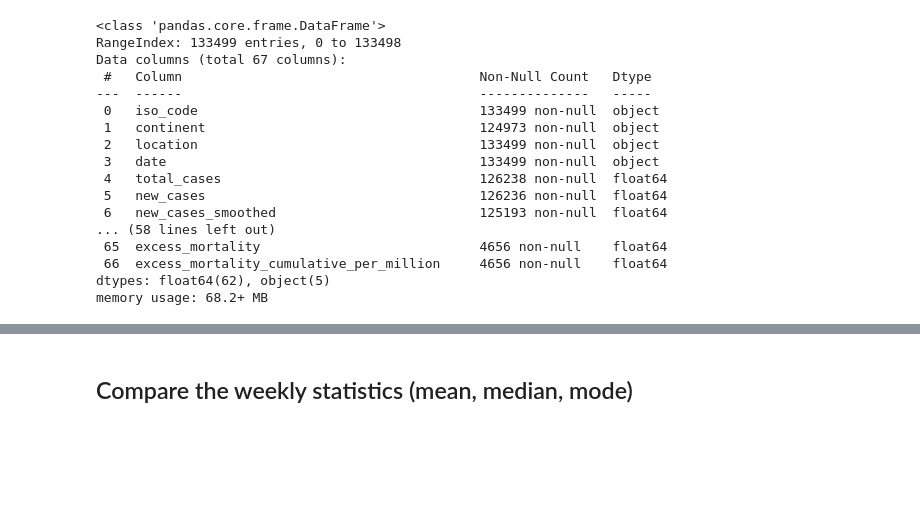
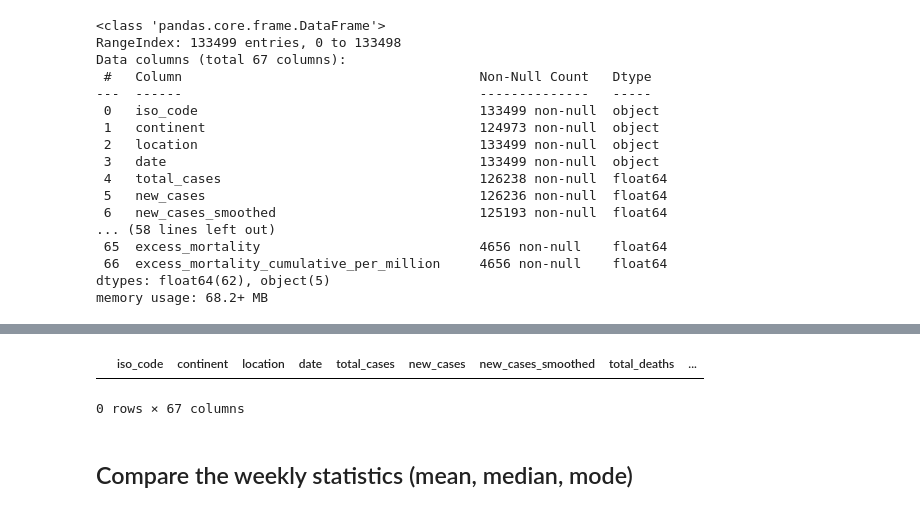
Before and after one commit to Desmondonam/covid_Analysis, a Jupyter notebook: Notebooks/Project Stage - II.ipynb, the cells around one changed output, grey strips where cells are left out. Saved outputs shown, nothing was run; the diff lists cells and outputs as text; code cells hidden in the pictures; blank space fills up the shorter version.

```diff
--- a/Notebooks/Project Stage - II.ipynb
+++ b/Notebooks/Project Stage - II.ipynb
@@ -89,3 +108,8 @@ memory usage: 68.2+ MB
+# %%
+FL_state
+# %% [output]
+|  | iso_code | continent | location | date | total_cases | new_cases | new_cases_smoothed | total_deaths | ... |
+0 rows × 67 columns
 # %% [markdown]
 ## Compare the weekly statistics (mean, median, mode)
 # %%
```
Also changed, not shown: parts of 4 cells of this notebook, 2 other files.
